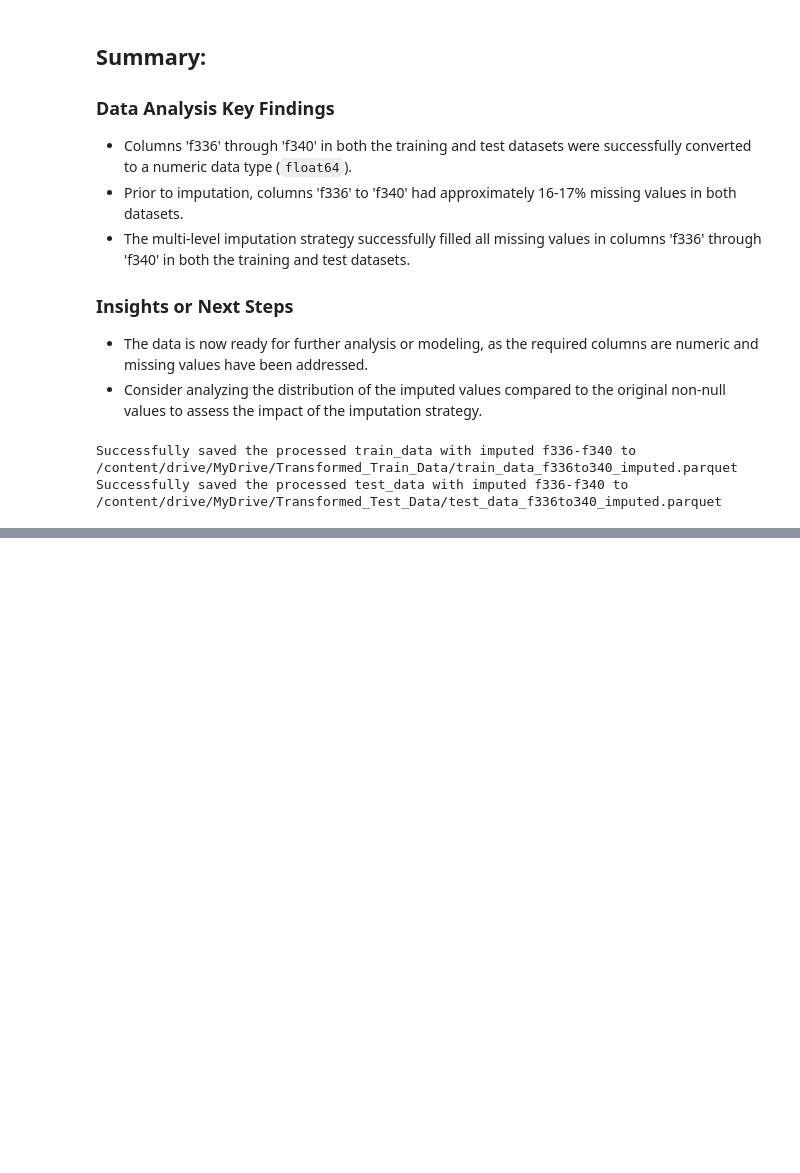
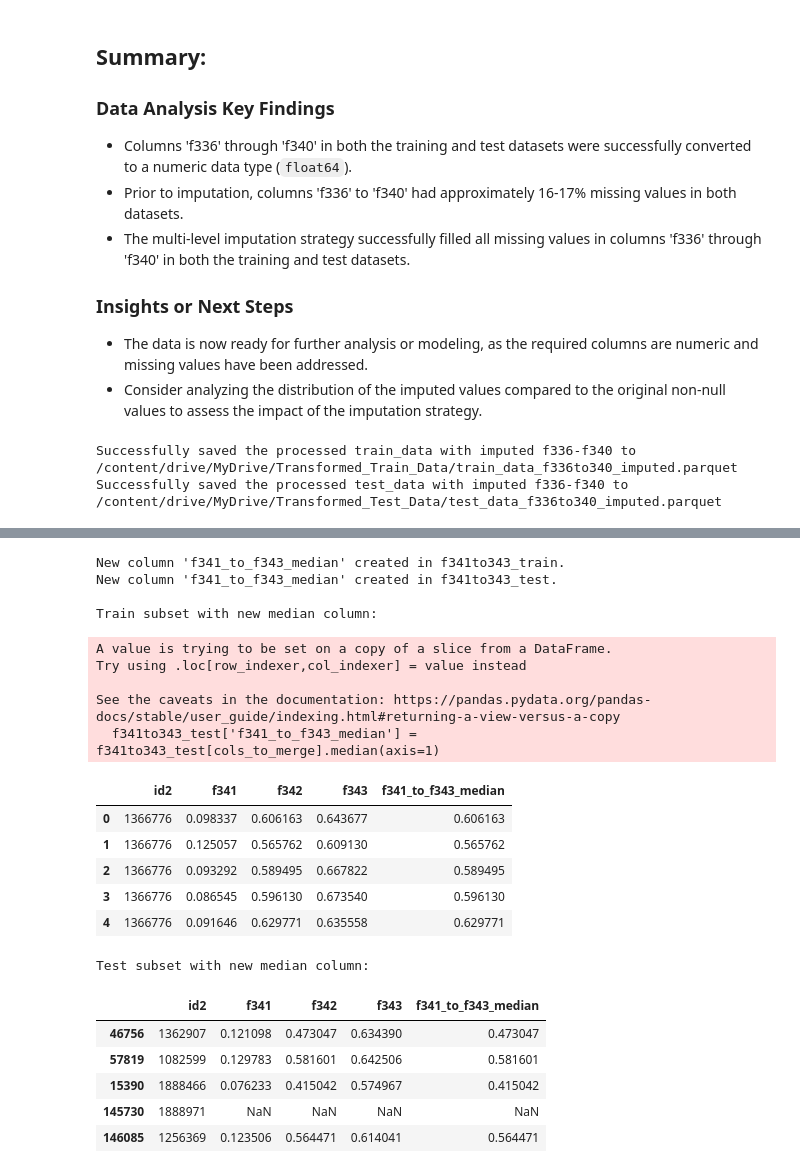
Before and after one commit to rishabh-0042/American_Express_Hackathon_25-2025, a Jupyter notebook: Feature_Engineering3.ipynb, the cells around one changed output, grey strips where cells are left out. Drawn from its saved outputs; the diff is of its cells as text; code cells hidden in the pictures; blank space fills up the shorter version.

```diff
--- a/Feature_Engineering3.ipynb
+++ b/Feature_Engineering3.ipynb
@@ -1653,0 +1678,22 @@ Successfully saved the processed test_data with imputed f336-f340 to /content/dr
+# %%
+import pandas as pd
+
+for col in ['f341', 'f342', 'f343']:
+    f341to343_train[col] = pd.to_numeric(f341to343_train[col], errors='coerce')
+    f341to343_test[col] = pd.to_numeric(f341to343_test[col], errors='coerce')
+
+print("Columns converted to float in f341to343_train:")
+print(f341to343_train.dtypes)
+
+print("\nColumns converted to float in f341to343_test:")
+print(f341to343_test.dtypes)
+
+print("\nFirst few rows of f341to343_train after conversion:")
+display(f341to343_train.head())
+
+print("\nFirst few rows of f341to343_test after conversion:")
+display(f341to343_test.head())
+
+print("\nAnalysis after conversion:")
+analyze_dataframe(f341to343_train, "f341to343_train after conversion")
+analyze_dataframe(f341to343_test, "f341to343_test after conversion")
@@ -1653,0 +1845,38 @@ Successfully saved the processed test_data with imputed f336-f340 to /content/dr
+# %%
+# Calculate the row-wise median and create a new column 'f341_to_f343_median'
+cols_to_merge = ['f341', 'f342', 'f343']
+f341to343_train['f341_to_f343_median'] = f341to343_train[cols_to_merge].median(axis=1)
+f341to343_test['f341_to_f343_median'] = f341to343_test[cols_to_merge].median(axis=1)
+
+print("New column 'f341_to_f343_median' created in f341to343_train.")
+print("New column 'f341_to_f343_median' created in f341to343_test.")
+
+# Display the first few rows with the new column
+print("\nTrain subset with new median column:")
+display(f341to343_train.head())
+
+print("\nTest subset with new median column:")
+display(f341to343_test.head())
+# %% [output]
+New column 'f341_to_f343_median' created in f341to343_train.
+New column 'f341_to_f343_median' created in f341to343_test.
+
+Train subset with new median column:
+A value is trying to be set on a copy of a slice from a DataFrame.
+Try using .loc[row_indexer,col_indexer] = value instead
+
+See the caveats in the documentation: https://pandas.pydata.org/pandas-docs/stable/user_guide/indexing.html#returning-a-view-versus-a-copy
+  f341to343_test['f341_to_f343_median'] = f341to343_test[cols_to_merge].median(axis=1)
+|  | id2 | f341 | f342 | f343 | f341_to_f343_median |
+| 0 | 1366776 | 0.098337 | 0.606163 | 0.643677 | 0.606163 |
+| 1 | 1366776 | 0.125057 | 0.565762 | 0.609130 | 0.565762 |
+| 2 | 1366776 | 0.093292 | 0.589495 | 0.667822 | 0.589495 |
+| 3 | 1366776 | 0.086545 | 0.596130 | 0.673540 | 0.596130 |
+| 4 | 1366776 | 0.091646 | 0.629771 | 0.635558 | 0.629771 |
+Test subset with new median column:
+|  | id2 | f341 | f342 | f343 | f341_to_f343_median |
+| 46756 | 1362907 | 0.121098 | 0.473047 | 0.634390 | 0.473047 |
+| 57819 | 1082599 | 0.129783 | 0.581601 | 0.642506 | 0.581601 |
+| 15390 | 1888466 | 0.076233 | 0.415042 | 0.574967 | 0.415042 |
+| 145730 | 1888971 | NaN | NaN | NaN | NaN |
+| 146085 | 1256369 | 0.123506 | 0.564471 | 0.614041 | 0.564471 |
```
Also changed, not shown: parts of 6 cells of this notebook.
